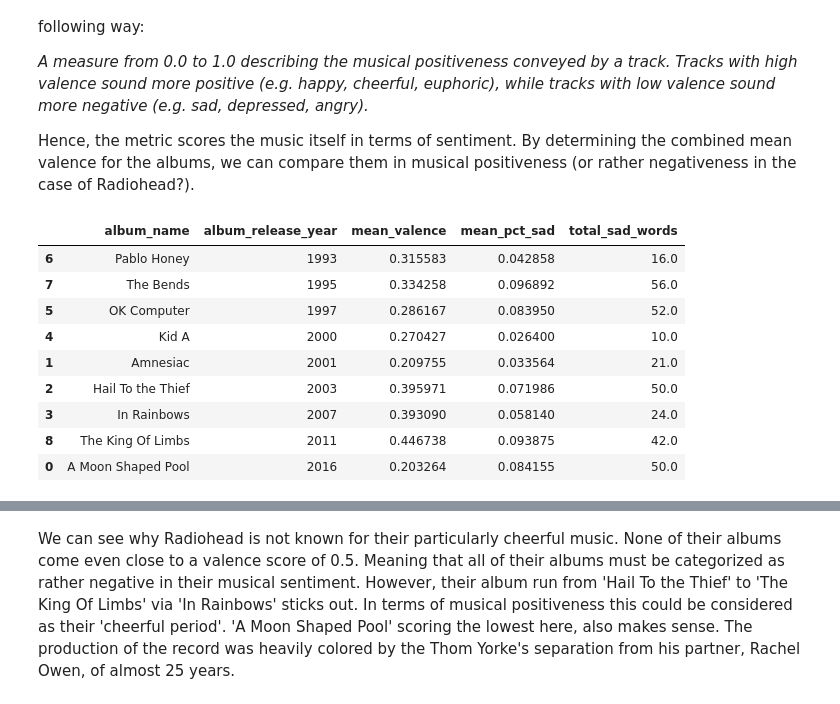
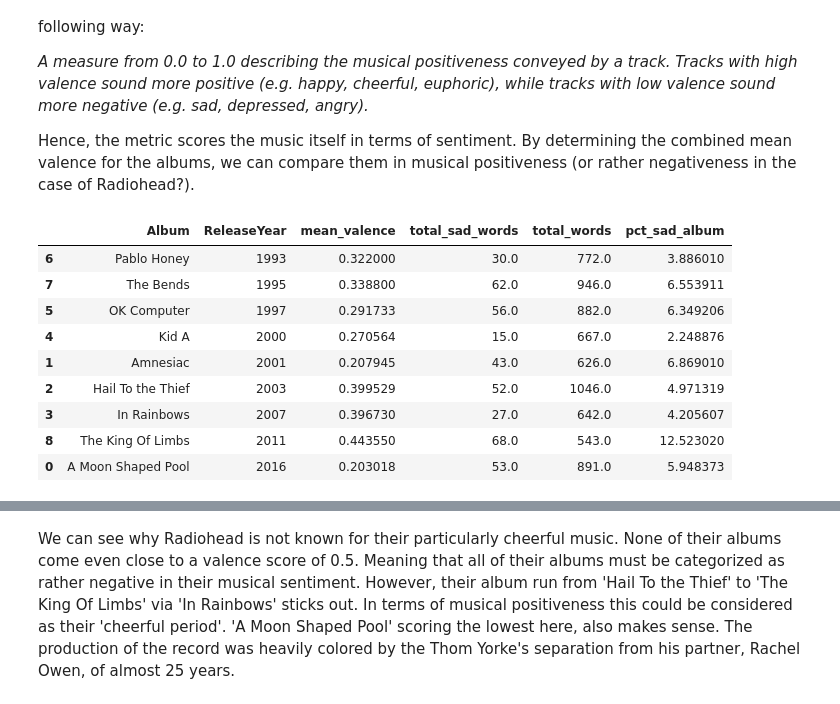
Before and after one commit to TobiasBergerData/The-Radiohead-Project, a Jupyter notebook: Radiohead.ipynb, the cells around one changed output, grey strips where cells are left out. Saved outputs shown, nothing was run; the diff lists cells and outputs as text; code cells hidden in the pictures.

```diff
--- a/Radiohead.ipynb
+++ b/Radiohead.ipynb
@@ -30,11 +28,14 @@ init_notebook_mode(connected=True)
 # %%
 #Loading the data
 
-df_radiohead = pd.read_csv(r'C:\Users\tobia\OneDrive\Desktop\radiohead.csv',
+url = 'https://raw.githubusercontent.com/TobiasBergerData/The-Radiohead-Project/main/radiohead_with_sentiment.csv'
+#url = 'https://raw.githubusercontent.com/TobiasBergerData/The-Radiohead-Project/main/radiohead_with_sentiment_spacy.csv'
+#url = 'https://raw.githubusercontent.com/TobiasBergerData/The-Radiohead-Project/main/radiohead_with_sentiment_gensim.csv'
+#url = 'https://raw.githubusercontent.com/TobiasBergerData/The-Radiohead-Project/main/radiohead_with_sentiment_scikitlearn.csv'
+
+df_radiohead = pd.read_csv( url,
                         sep=',',
                         index_col=False,
                         skipinitialspace=True,
-                        encoding='cp1252')
-
-df_radiohead['amount_sad_words'] = round(df_radiohead['word_count'] * df_radiohead['pct_sad'])
-df_radiohead
+                        encoding='cp1252',
+                        )
@@ -109,7 +95,7 @@ df_radiohead.describe()
 # %%
 #Converting the duration of the songs to minutes
 
-df_radiohead['duration_mins'] = df_radiohead['duration_ms'] / 60000
+df_radiohead['Duration_mins'] = df_radiohead['Duration_ms'] / 60000
 # %% [markdown]
 # EDA
 # %% [markdown]
@@ -227,20 +171,21 @@ Valence is a metric Spotify has come up with. In their documentation they define
 
 Hence, the metric scores the music itself in terms of sentiment. By determining the combined mean valence for the albums, we can compare them in musical positiveness (or rather negativeness in the case of Radiohead?).
 # %%
-#Data Prep
-df_radiohead_soft_facts = df_radiohead.groupby(['album_name', 'album_release_year'], observed= True, as_index= False).agg(mean_valence = ('valence', 'mean'), mean_pct_sad = ('pct_sad', 'mean'), total_sad_words = ('amount_sad_words', 'sum'))
-df_radiohead_soft_facts = df_radiohead_soft_facts.sort_values('album_release_year')
+#Data Aggregation
+df_radiohead_soft_facts = df_radiohead.groupby(['Album', 'ReleaseYear'], observed= True, as_index= False).agg(mean_valence = ('Valence', 'mean'), total_sad_words = ('Sad_Words', 'sum'), total_words = ('Total_Words', 'sum'))
+df_radiohead_soft_facts['pct_sad_album'] = df_radiohead_soft_facts['total_sad_words'] / df_radiohead_soft_facts['total_words'] * 100
+df_radiohead_soft_facts = df_radiohead_soft_facts.sort_values('ReleaseYear')
 df_radiohead_soft_facts
 # %% [output]
-|  | album_name | album_release_year | mean_valence | mean_pct_sad | total_sad_words |
-| 6 | Pablo Honey | 1993 | 0.315583 | 0.042858 | 16.0 |
-| 7 | The Bends | 1995 | 0.334258 | 0.096892 | 56.0 |
-| 5 | OK Computer | 1997 | 0.286167 | 0.083950 | 52.0 |
-| 4 | Kid A | 2000 | 0.270427 | 0.026400 | 10.0 |
-| 1 | Amnesiac | 2001 | 0.209755 | 0.033564 | 21.0 |
-| 2 | Hail To the Thief | 2003 | 0.395971 | 0.071986 | 50.0 |
-| 3 | In Rainbows | 2007 | 0.393090 | 0.058140 | 24.0 |
-| 8 | The King Of Limbs | 2011 | 0.446738 | 0.093875 | 42.0 |
-| 0 | A Moon Shaped Pool | 2016 | 0.203264 | 0.084155 | 50.0 |
+|  | Album | ReleaseYear | mean_valence | total_sad_words | total_words | pct_sad_album |
+| 6 | Pablo Honey | 1993 | 0.322000 | 30.0 | 772.0 | 3.886010 |
+| 7 | The Bends | 1995 | 0.338800 | 62.0 | 946.0 | 6.553911 |
+| 5 | OK Computer | 1997 | 0.291733 | 56.0 | 882.0 | 6.349206 |
+| 4 | Kid A | 2000 | 0.270564 | 15.0 | 667.0 | 2.248876 |
+| 1 | Amnesiac | 2001 | 0.207945 | 43.0 | 626.0 | 6.869010 |
+| 2 | Hail To the Thief | 2003 | 0.399529 | 52.0 | 1046.0 | 4.971319 |
+| 3 | In Rainbows | 2007 | 0.396730 | 27.0 | 642.0 | 4.205607 |
+| 8 | The King Of Limbs | 2011 | 0.443550 | 68.0 | 543.0 | 12.523020 |
+| 0 | A Moon Shaped Pool | 2016 | 0.203018 | 53.0 | 891.0 | 5.948373 |
 # %%
 #Plot Valence
```
Also changed, not shown: parts of 48 cells of this notebook.
